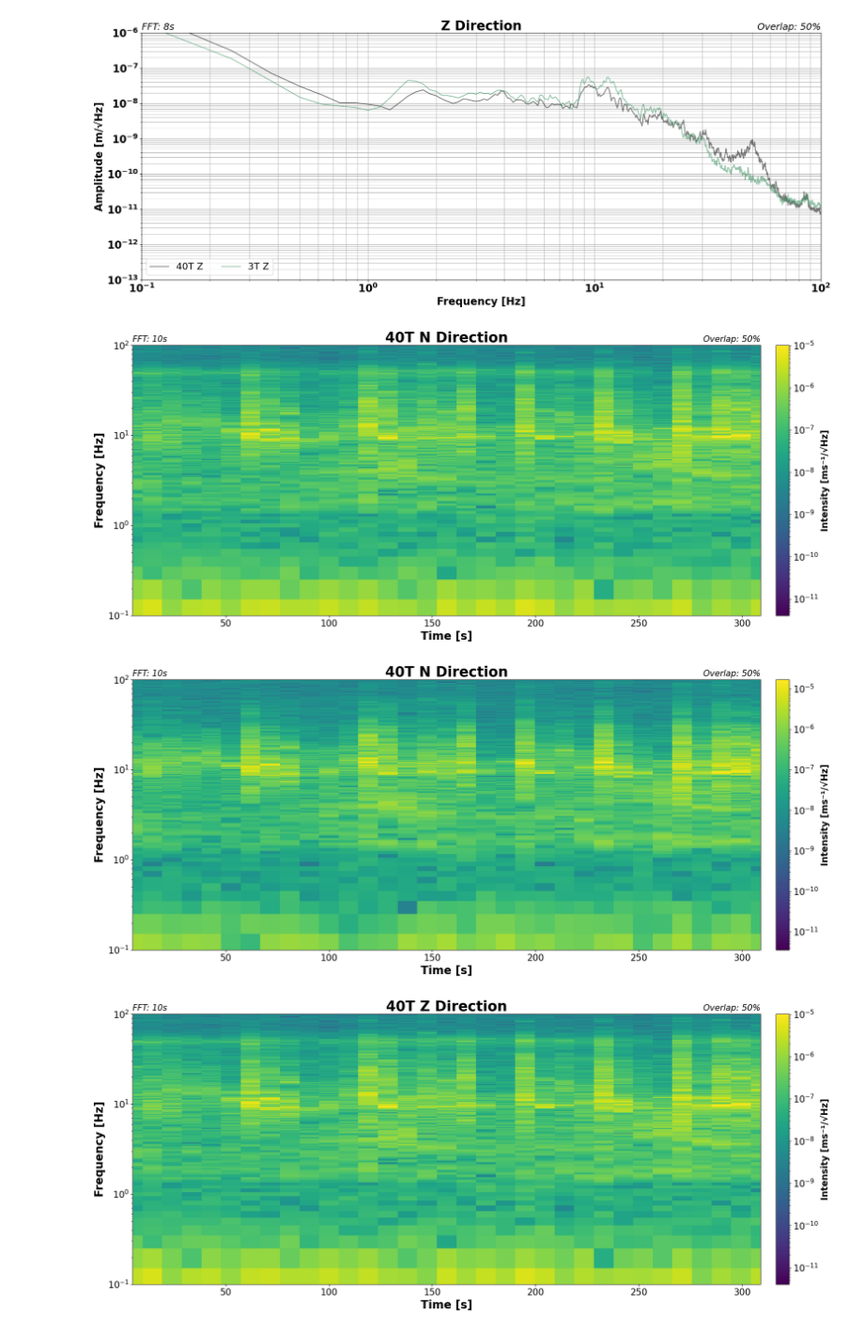
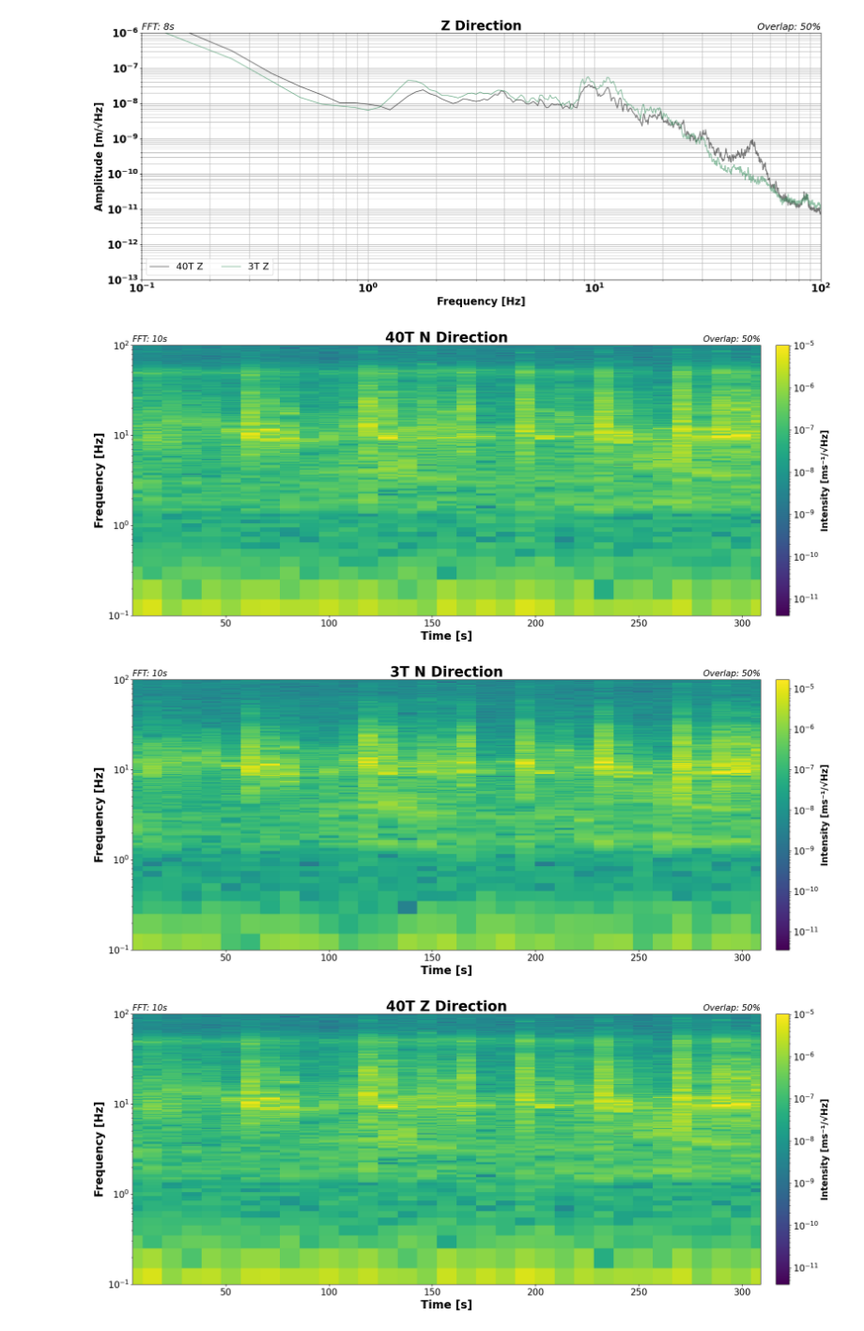
Before and after one commit to ceSiteTesting/CE_Site_Testing, a Jupyter notebook: Data_Analysis/CE_analysis_two_channel_compare.ipynb, the cells around one changed output. Shown at 94% size. Cells and saved outputs as stored; diff of their text form; code cells hidden in the pictures.

```diff
--- a/Data_Analysis/CE_analysis_two_channel_compare.ipynb
+++ b/Data_Analysis/CE_analysis_two_channel_compare.ipynb
@@ -430,7 +397,7 @@ def spectrogram(data, channel, sample_rate, over_lap, fft, c_min, c_max, ymin, y
 
     channel_titles = {
         "40T": {"x": "40T E Direction", "y": "40T N Direction", "z": "40T Z Direction"},
-        "3T":  {"x": "40T E Direction", "y": "40T N Direction", "z": "40T Z Direction"}}
+        "3T":  {"x": "3T E Direction", "y": "3T N Direction", "z": "3T Z Direction"}}
 
 
     title = channel_titles.get(function, {}).get(channel, "Channel")
@@ -466,32 +433,32 @@ def spectrogram(data, channel, sample_rate, over_lap, fft, c_min, c_max, ymin, y
     if xmax == None or xmax > t[-1]:
         xmax = t[-1]
 
     axis1.set_ylim(ymin,ymax) ## Uncomment to set limits
     axis1.set_xlim(xmin,xmax)
     plt.tight_layout()
     plt.show()
 
 
 ###--------------------------------------------------------------------------------------------------------------------------###
 #---------------------------------------------------------- N Channel ---------------------------------------------------------#
 ###--------------------------------------------------------------------------------------------------------------------------###
 
 spectrogram(forty_t_z, "y", sample_rate, overlap, fft_len, cmin, cmax, y_min_spectrogram, y_max_spectrogram, None, None, "40T")
 
 
 spectrogram(three_t_z, "y", sample_rate, overlap, fft_len, cmin, cmax, y_min_spectrogram, y_max_spectrogram, None, None, "3T")
 
 
 
 ###--------------------------------------------------------------------------------------------------------------------------###
 #---------------------------------------------------------- Z Channel ---------------------------------------------------------#
 ###--------------------------------------------------------------------------------------------------------------------------###
 
 spectrogram(forty_t_z, "z", sample_rate, overlap, fft_len, cmin, cmax, y_min_spectrogram, y_max_spectrogram, None, None, "40T")
 
 
 spectrogram(three_t_z, "z", sample_rate, overlap, fft_len, cmin, cmax, y_min_spectrogram, y_max_spectrogram, None, None, "3T")
 # %% [output]
 [figure]
-[figure, old version]
+[figure, new version]
 [figure]
```
Also changed, not shown: parts of 2 cells of this notebook.
